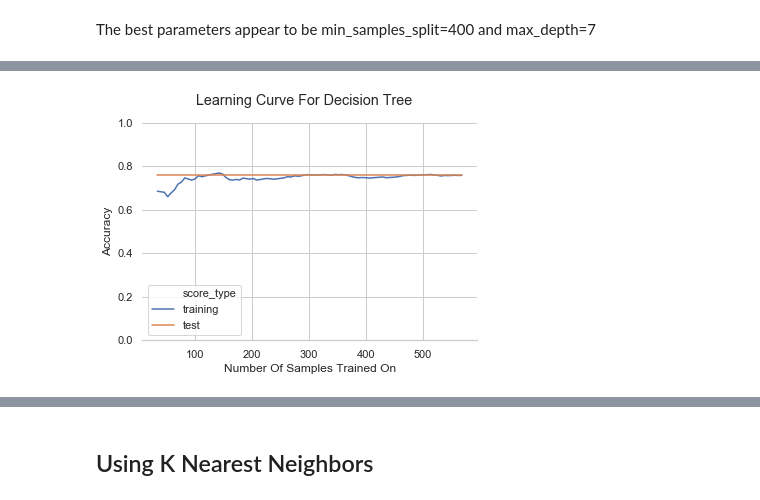
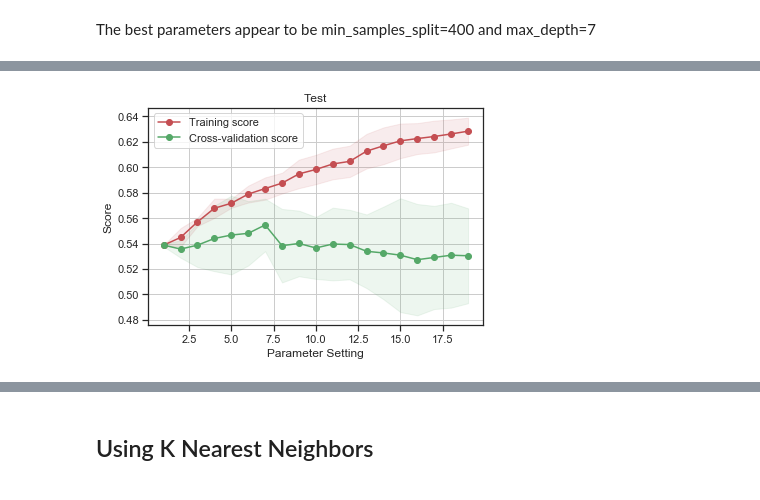
Before and after one commit to JonMcEntee/gatech, a Jupyter notebook: Machine Learning - Assignment 1.ipynb, the cells around one changed output, grey strips where cells are left out. Cells and saved outputs as stored; diff of their text form; code cells hidden in the pictures.

```diff
--- a/Machine Learning - Assignment 1.ipynb
+++ b/Machine Learning - Assignment 1.ipynb
@@ -63,4 +97,5 @@ X = blood_data.drop(["donated_blood"], axis=1)
 ## Car Data Set
 # %%
 car_data = pd.read_csv('car.csv')
+car_data['car_rating'] = car_data.car_rating.apply(lambda x: 'acc' if x != 'unacc' else 'unacc')
 car_data.head()
@@ -76,3 +104,8 @@ car_data.head()
+# %%
+car_data = pd.get_dummies(car_data, columns=['buying_price', 'maintenance', 'num_doors', 'persons', 'luggage_boot', 'safety'])
+# %%
+y = car_data.car_rating
+X = car_data.drop(['car_rating'], axis=1)
 # %% [markdown]
 ## Create Test and Training Sets
 # %%
@@ -156,6 +298,6 @@ parameters = {
 }
 
 decision_tree = DecisionTreeClassifier()
-clf = GridSearchCV(decision_tree, parameters, cv=10)
+clf = GridSearchCV(decision_tree, parameters, cv=10, n_jobs=-1)
 clf.fit(X_train, y_train)
 clf.best_params_
@@ -175,10 +317,14 @@ plot_scores(title="Decision Tree Accuracy Changes With Max Depth",
 # %%
-clf = DecisionTreeClassifier(max_depth=7, min_samples_split=400)
+clf = DecisionTreeClassifier(max_depth=11, min_samples_split=20)
 learning_curve_data = learning_curve_dataframe(X_train, X_test, y_train, y_test, clf=clf)
 
 plot_scores(title="Learning Curve For Decision Tree",
             xlabel="Number Of Samples Trained On",
             ylabel="Accuracy",
             score_data = learning_curve_data)
-# %% [output]
-[figure, removed]
+# %%
+# built in validation curve
+clf = DecisionTreeClassifier(min_samples_split=210)
+plot_validation_curve(estimator=clf, title="Test", X=X_train, y=y_train, param_name='max_depth',
+                      param_range=range(1, 20), cv=10)
+# %% [output]
@@ -184,0 +332 @@ plot_scores(title="Learning Curve For Decision Tree",
+[figure, added]
```
Also changed, not shown: parts of 45 cells of this notebook.
